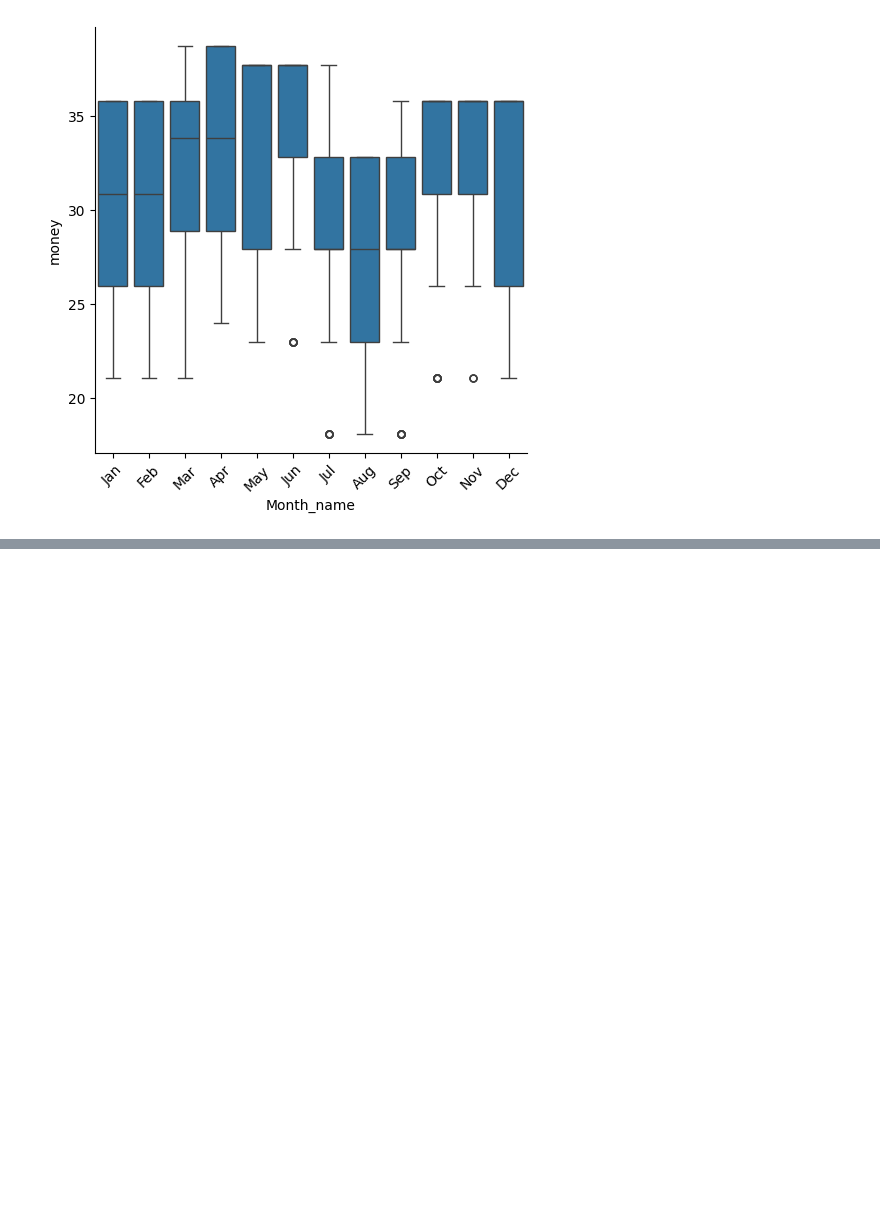
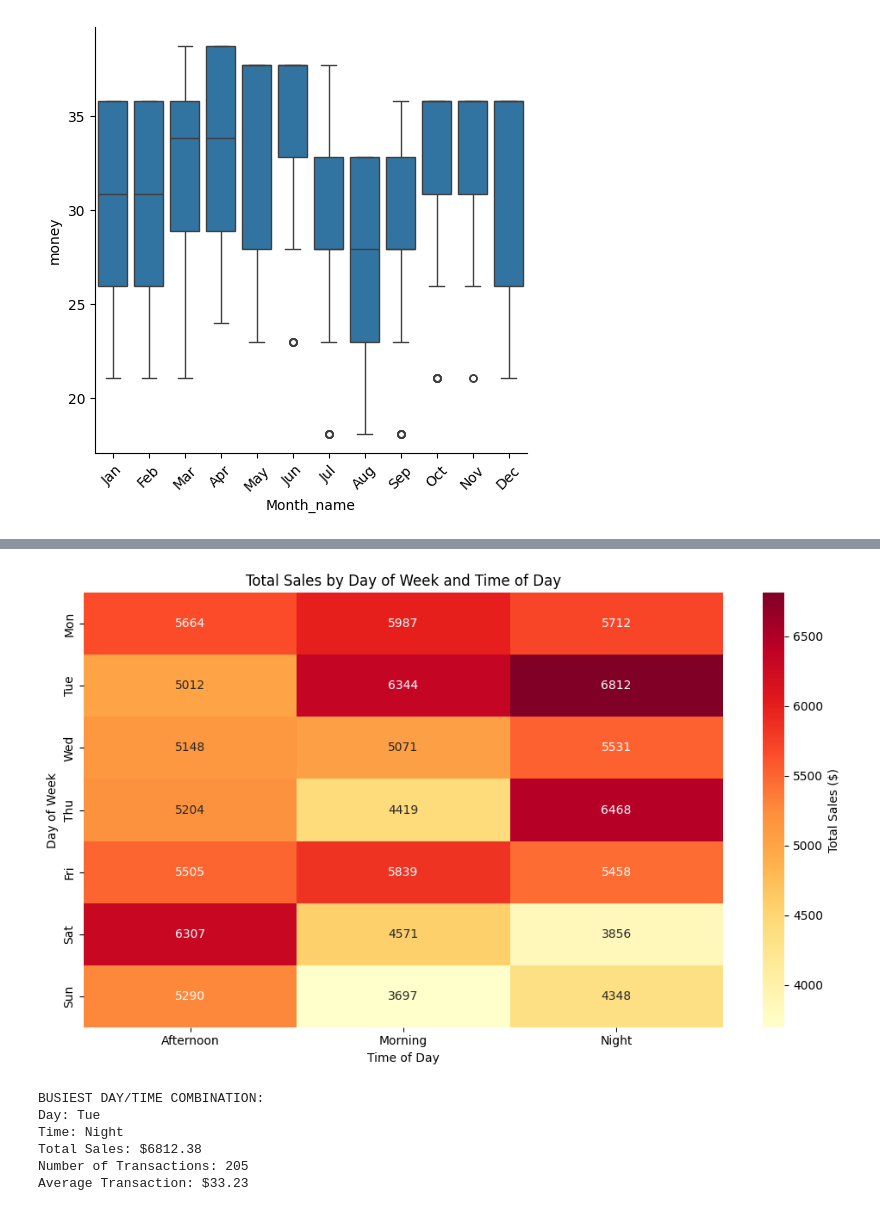
Before and after one commit to Syed-Ahmed02/Coffee-Sales-Visualization, a Jupyter notebook: notebook.ipynb, the cells around one changed output, grey strips where cells are left out. Cells and saved outputs as stored; diff of their text form; code cells hidden in the pictures; blank space fills up the shorter version.

```diff
--- a/notebook.ipynb
+++ b/notebook.ipynb
@@ -75,0 +205,7 @@ sns.catplot(x="Weekday",y="money",data=coffee_sales,kind="bar",estimator=sum)
+# %%
+# Analyze sales by weekday and time of day combination
+day_time_sales = coffee_sales.groupby(['Weekday', 'Time_of_Day'])['money'].agg(['sum', 'count', 'mean']).reset_index()
+day_time_sales.columns = ['Weekday', 'Time_of_Day', 'Total_Sales', 'Transaction_Count', 'Avg_Transaction']
+
+print("Top 10 busiest day/time combinations by total sales:")
+print(day_time_sales.sort_values('Total_Sales', ascending=False).head(10))
@@ -75,0 +225,8 @@ sns.catplot(x="Weekday",y="money",data=coffee_sales,kind="bar",estimator=sum)
+# %%
+sales_pivot = day_time_sales.pivot(index='Weekday', columns='Time_of_Day', values='Total_Sales')
+
+weekday_order = ['Mon', 'Tue', 'Wed', 'Thu', 'Fri', 'Sat', 'Sun']
+sales_pivot = sales_pivot.reindex(weekday_order)
+
+print("Sales by Day/Time Combination (Heatmap data):")
+print(sales_pivot.round(2))
@@ -75,0 +244,27 @@ sns.catplot(x="Weekday",y="money",data=coffee_sales,kind="bar",estimator=sum)
+# %%
+# Visualize with a heatmap
+plt.figure(figsize=(10, 6))
+sns.heatmap(sales_pivot, annot=True, fmt='.0f', cmap='YlOrRd', cbar_kws={'label': 'Total Sales ($)'})
+plt.title('Total Sales by Day of Week and Time of Day')
+plt.xlabel('Time of Day')
+plt.ylabel('Day of Week')
+plt.tight_layout()
+plt.show()
+# %% [output]
+[figure, added]
+# %%
+busiest_combination = day_time_sales.loc[day_time_sales['Total_Sales'].idxmax()]
+
+print(f"BUSIEST DAY/TIME COMBINATION:")
+print(f"Day: {busiest_combination['Weekday']}")
+print(f"Time: {busiest_combination['Time_of_Day']}")
+print(f"Total Sales: ${busiest_combination['Total_Sales']:.2f}")
+print(f"Number of Transactions: {busiest_combination['Transaction_Count']}")
+print(f"Average Transaction: ${busiest_combination['Avg_Transaction']:.2f}")
+# %% [output]
+BUSIEST DAY/TIME COMBINATION:
+Day: Tue
+Time: Night
+Total Sales: $6812.38
+Number of Transactions: 205
+Average Transaction: $33.23
```
Also changed, not shown: parts of 28 cells of this notebook.
